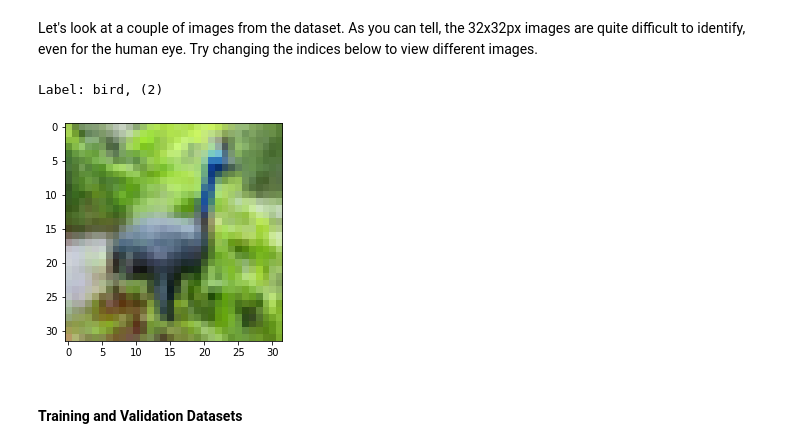
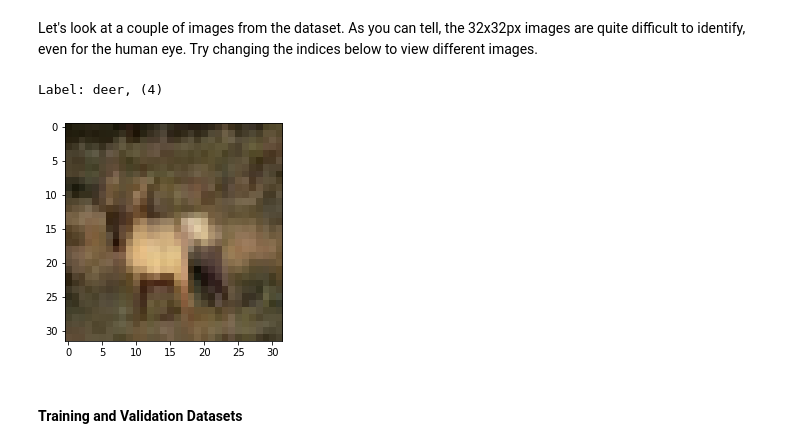
Before and after one commit to Pokealimit/Learning_CNN, a Jupyter notebook: cifar10_torch.ipynb, the cells around one changed output. Cells and saved outputs as stored; diff of their text form; code cells hidden in the pictures.

```diff
--- a/cifar10_torch.ipynb
+++ b/cifar10_torch.ipynb
@@ -318,10 +317,10 @@ def show_example(img, label):
 # %% [markdown]
 Let's look at a couple of images from the dataset. As you can tell, the 32x32px images are quite difficult to identify, even for the human eye. Try changing the indices below to view different images.
 # %%
-show_example(*dataset[10000])
+show_example(*dataset[20000])
 # %% [output]
-Label: bird, (2)
+Label: deer, (4)
-[figure, old version]
+[figure, new version]
 # %% [markdown]
 #### Training and Validation Datasets
 # %% [markdown]
```
Also changed, not shown: parts of 9 cells of this notebook.
